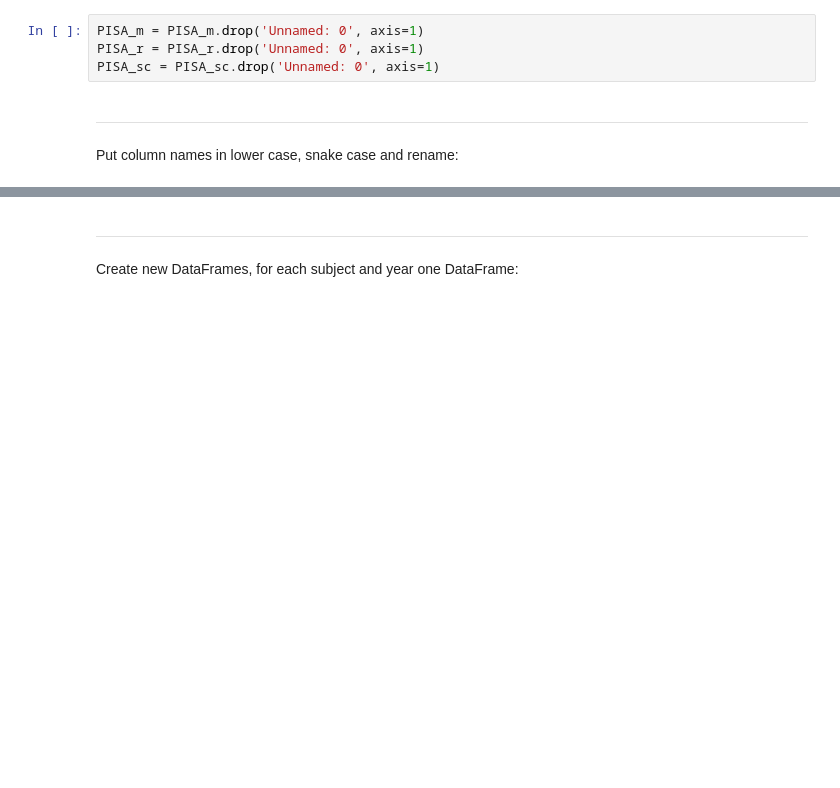
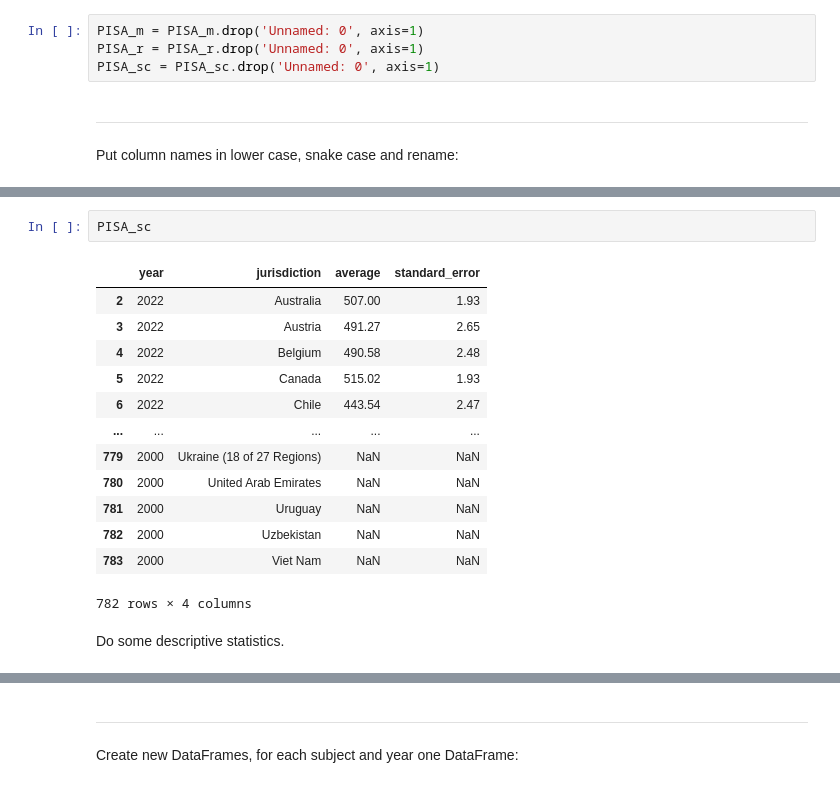
Before and after one commit to EduHealth-Insights/Edu-health-demographics, a Jupyter notebook: PISA.ipynb, the cells around one changed output, grey strips where cells are left out. Cells and saved outputs as stored; diff of their text form; blank space fills up the shorter version.

```diff
--- a/PISA.ipynb
+++ b/PISA.ipynb
@@ -31,0 +278,18 @@ PISA_sc.sample(5)
+# %%
+PISA_sc
+# %% [output]
+|  | year | jurisdiction | average | standard_error |
+| 2 | 2022 | Australia | 507.00 | 1.93 |
+| 3 | 2022 | Austria | 491.27 | 2.65 |
+| 4 | 2022 | Belgium | 490.58 | 2.48 |
+| 5 | 2022 | Canada | 515.02 | 1.93 |
+| 6 | 2022 | Chile | 443.54 | 2.47 |
+| ... | ... | ... | ... | ... |
+| 779 | 2000 | Ukraine (18 of 27 Regions) | NaN | NaN |
+| 780 | 2000 | United Arab Emirates | NaN | NaN |
+| 781 | 2000 | Uruguay | NaN | NaN |
+| 782 | 2000 | Uzbekistan | NaN | NaN |
+| 783 | 2000 | Viet Nam | NaN | NaN |
+782 rows × 4 columns
+# %% [markdown]
+Do some descriptive statistics.
```
Also changed, not shown: parts of 50 cells of this notebook, 3 other files.
